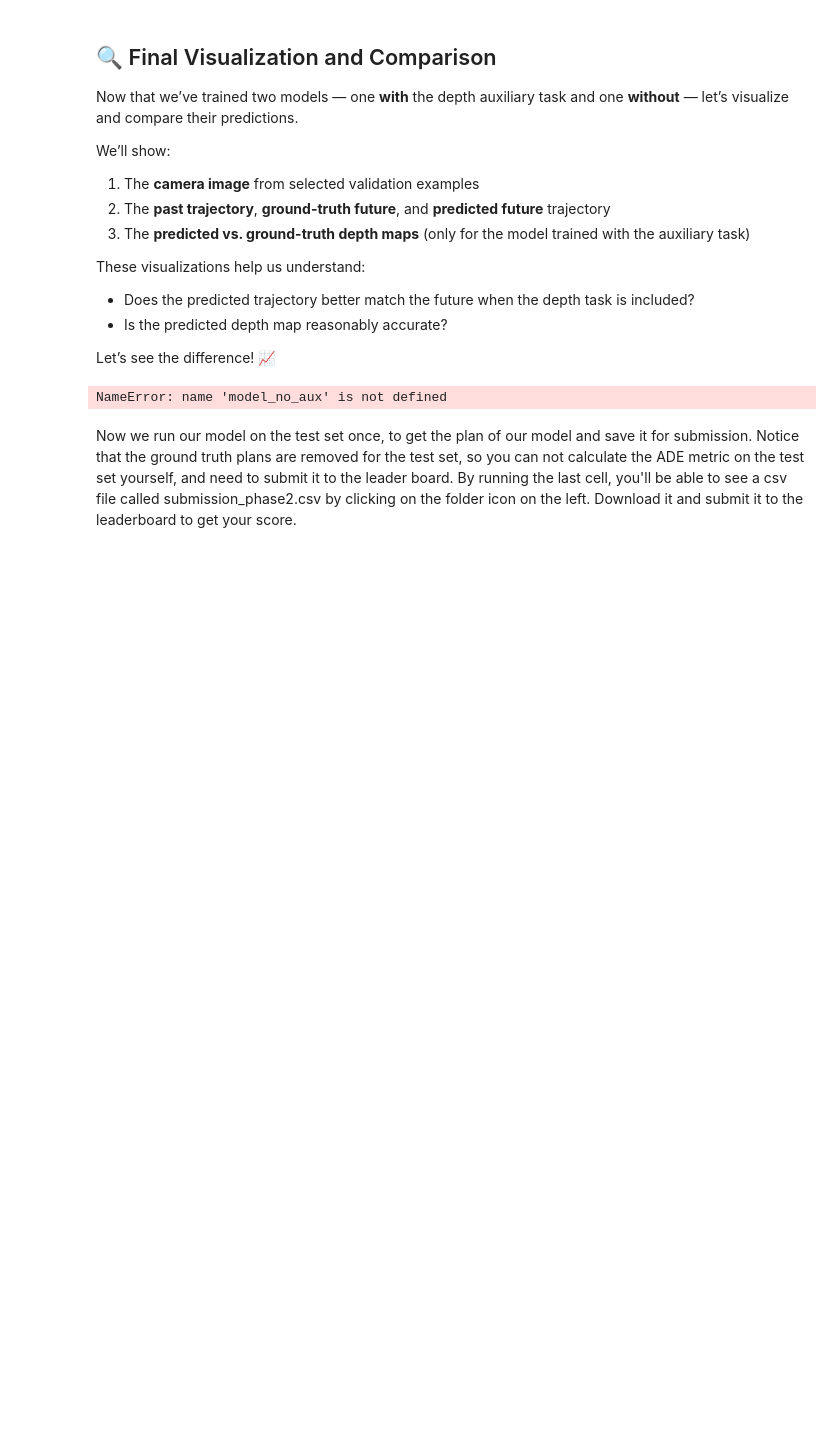
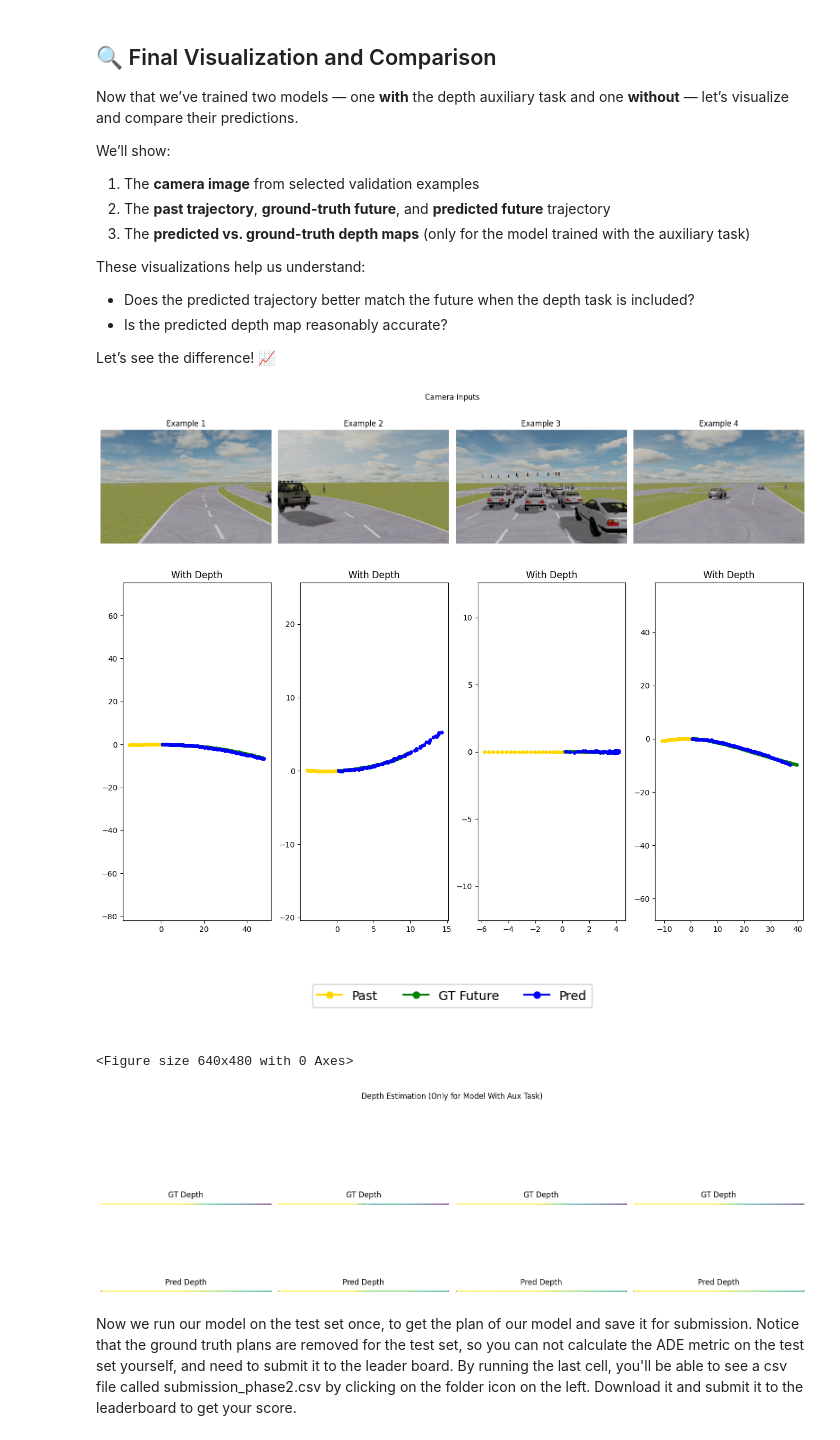
Before and after one commit to Skaims/DLAV, a Jupyter notebook: DLAV_Phase2.ipynb, the cells around one changed output. Cells and saved outputs as stored; diff of their text form; code cells hidden in the pictures; blank space fills up the shorter version.

```diff
--- a/DLAV_Phase2.ipynb
+++ b/DLAV_Phase2.ipynb
@@ -821,5 +730,0 @@ By comparing the results (ADE, FDE, and Trajectory MSE), you'll see the benefit
-# %%
-use_depth_aux=False
-model_no_aux = DrivingPlanner(use_depth_aux=use_depth_aux)
-optimizer = optim.Adam(model_no_aux.parameters(), lr=1e-3)
-train(model_no_aux, train_loader, val_loader, optimizer, num_epochs=50,use_depth_aux=use_depth_aux)
@@ -844,5 +730,0 @@ Epoch 50, Loss: 0.2813, Validation - ADE: 3.8855, FDE: 9.4077, Traj MSE: 11.7329
-# %%
-use_depth_aux=True
-model_with_aux = DrivingPlanner(use_depth_aux=use_depth_aux)
-optimizer = optim.Adam(model_with_aux.parameters(), lr=1e-3)
-train(model_with_aux, train_loader, val_loader, optimizer, num_epochs=50,use_depth_aux=use_depth_aux, lambda_depth=0.05)
@@ -867,8 +730,0 @@ Epoch 50, Loss: 0.9611, Validation - ADE: 3.7726, FDE: 9.1269, Traj MSE: 11.1304
-# %%
-device = torch.device("cuda" if torch.cuda.is_available() else "cpu")
-
-ade, fde, mse = validate(model_no_aux, val_loader, device)
-print(f"Validation results for model without depth auxiliary loss: ADE: {ade:.4f}, FDE: {fde:.4f}, Traj MSE: {mse:.6f}")
-
-ade, fde, mse = validate(model_with_aux, val_loader, device)
-print(f"Validation results for model with depth auxiliary loss: ADE: {ade:.4f}, FDE: {fde:.4f}, Traj MSE: {mse:.6f}")
@@ -896,24 +749,23 @@ import random
 
 random.seed(40)
 
-def visualize_comparison(val_loader, model_no_aux, model_with_aux, device):
-    model_no_aux.eval()
-    model_with_aux.eval()
+def visualize_comparison(val_loader, model, device):
+    model.eval()
     val_batch = next(iter(val_loader))
 
     camera = val_batch['camera'].to(device)
     history = val_batch['history'].to(device)
     future = val_batch['future'].to(device)
-    depth = val_batch['depth'].to(device)
+    dep = val_batch['depth'].to(device)
 
     with torch.no_grad():
-        pred, _ = model(camera, history)
+        pred, pred_depth, _ = model(camera, history, depth=dep)
 
     camera = camera.cpu().numpy()
     history = history.cpu().numpy()
     future = future.cpu().numpy()
     pred= pred.cpu().numpy()
-    depth = depth.cpu().numpy()
+    dep = dep.cpu().numpy()
     pred_depth = pred_depth.cpu().numpy() if pred_depth is not None else None
 
     k = 4
@@ -930,62 +782,58 @@ def visualize_comparison(val_loader, model_no_aux, model_with_aux, device):
     plt.show()
 
     # Compare predicted trajectories
-    fig, ax = plt.subplots(2, k, figsize=(4 * k, 8))
+    fig, ax = plt.subplots(1, k, figsize=(4 * k, 8))
     for i, idx in enumerate(indices):
-        # Without aux
-        ax[0, i].plot(history[idx, :, 0], history[idx, :, 1], 'o-', label='Past', color='gold', markersize=4, linewidth=1.2)
-        ax[0, i].plot(future[idx, :, 0], future[idx, :, 1], 'o-', label='GT Future', color='green', markersize=4, linewidth=1.2)
-        ax[0, i].plot(pred_no_aux[idx, :, 0], pred_no_aux[idx, :, 1], 'o-', label='Pred (No Aux)', color='red', markersize=4, linewidth=1.2)
-        ax[0, i].set_title("No Depth Aux")
-        ax[0, i].axis("equal")
-
-        # With aux
-        ax[1, i].plot(history[idx, :, 0], history[idx, :, 1], 'o-', label='Past', color='gold', markersize=4, linewidth=1.2)
-        ax[1, i].plot(future[idx, :, 0], future[idx, :, 1], 'o-', label='GT Future', color='green', markersize=4, linewidth=1.2)
-        ax[1, i].plot(pred_with_aux[idx, :, 0], pred_with_aux[idx, :, 1], 'o-', label='Pred (With Aux)', color='blue', markersize=4, linewidth=1.2)
-        ax[1, i].set_title("With Depth Aux")
-        ax[1, i].axis("equal")
+        # With depth
+        ax[i].plot(history[idx, :, 0], history[idx, :, 1], 'o-', label='Past', color='gold', markersize=4, linewidth=1.2)
+        ax[i].plot(future[idx, :, 0], future[idx, :, 1], 'o-', label='GT Future', color='green', markersize=4, linewidth=1.2)
+        ax[i].plot(pred[idx, :, 0], pred[idx, :, 1], 'o-', label='Pred', color='blue', markersize=4, linewidth=1.2)
+        ax[i].set_title("With Depth")
+        ax[i].axis("equal")
 
     # Show full legend in a new figure
     fig_legend = plt.figure(figsize=(8, 1))
     legend_handles = [
         plt.Line2D([0], [0], color='gold', marker='o', linestyle='-', markersize=5, label='Past'),
         plt.Line2D([0], [0], color='green', marker='o', linestyle='-', markersize=5, label='GT Future'),
-        plt.Line2D([0], [0], color='red', marker='o', linestyle='-', markersize=5, label='Pred (No Aux)'),
-        plt.Line2D([0], [0], color='blue', marker='o', linestyle='-', markersize=5, label='Pred (With Aux)')
+        plt.Line2D([0], [0], color='blue', marker='o', linestyle='-', markersize=5, label='Pred')
     ]
     fig_legend.legend(handles=legend_handles, loc='center', ncol=4)
     plt.axis('off')
     plt.tight_layout()
     plt.show()
 
     plt.suptitle("Trajectory Prediction: Without vs With Depth Aux Task")
     plt.tight_layout(rect=[0, 0, 1, 0.95])
     plt.show()
 
     # Show predicted vs GT depth (only for bottom row)
     if pred_depth is not None:
         fig, ax = plt.subplots(2, k, figsize=(4 * k, 6))
         for i, idx in enumerate(indices):
-            ax[0, i].imshow(depth[idx, :, :, 0], cmap='viridis')
+            ax[0, i].imshow(dep[idx, :, :, 0], cmap='viridis')
             ax[0, i].set_title("GT Depth", pad=10)
             ax[0, i].axis("off")
             # increase vertical distance between rows
 
             ax[1, i].imshow(pred_depth[idx, :, :, 0], cmap='viridis')
             ax[1, i].set_title("Pred Depth", pad=10)
             ax[1, i].axis("off")
 
-        plt.suptitle("Depth Estimation (Only for Model With Aux Task)", y=1.05)
+        plt.suptitle("Depth Estimation", y=1.05)
         plt.subplots_adjust(hspace=0.4)
         plt.tight_layout()
         plt.show()
 
 
 # 🔚 Call at the end after training both models
-visualize_comparison(val_loader, model_no_aux, model_with_aux, device=torch.device('cuda' if torch.cuda.is_available() else 'cpu'))
+visualize_comparison(val_loader, model, device=torch.device('cuda' if torch.cuda.is_available() else 'cpu'))
 # %% [output]
+[figure, added]
+[figure, added]
+[figure, added]
-NameError: name 'model_no_aux' is not defined
+<Figure size 640x480 with 0 Axes>
+[figure, added]
 # %% [markdown]
 Now we run our model on the test set once, to get the plan of our model and save it for submission. Notice that the ground truth plans are removed for the test set, so you can not calculate the ADE metric on the test set yourself, and need to submit it to the leader board. By running the last cell, you'll be able to see a csv file called submission_phase2.csv by clicking on the folder icon on the left. Download it and submit it to the leaderboard to get your score.
 # %%
```
Also changed, not shown: parts of 13 cells of this notebook.
